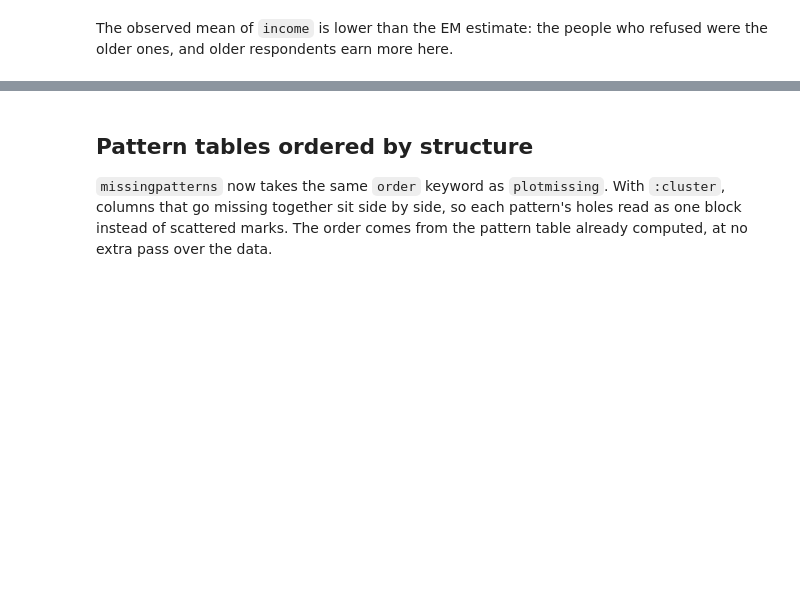
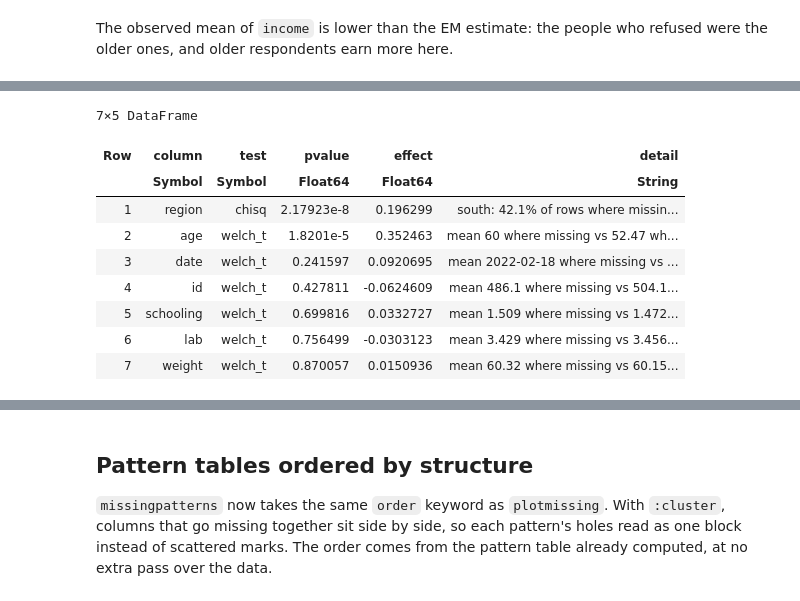
Before and after one commit to dantebertuzzi/MissingPatterns.jl, a Jupyter notebook: notebooks/whats-new-0.7.ipynb, the cells around one changed output, grey strips where cells are left out. Saved outputs shown, nothing was run; the diff lists cells and outputs as text; code cells hidden in the pictures; blank space fills up the shorter version.

```diff
--- a/notebooks/whats-new-0.7.ipynb
+++ b/notebooks/whats-new-0.7.ipynb
@@ -122,0 +132,3 @@ older ones, and older respondents earn more here.
+# %%
+found = missingsentinels(df)
+DataFrame(found)
@@ -122,0 +144,3 @@ older ones, and older respondents earn more here.
+# %%
+isna = sentinelisna(found)
+missingsummary(df; isna, color = :never)
@@ -122,0 +165,15 @@ older ones, and older respondents earn more here.
+# %%
+pred(col) = select(DataFrame(missingpredictors(df, col; isna)),
+                  :column, :test, :pvalue, :effect, :detail)
+pred(:income)
+# %% [output]
+7×5 DataFrame
+| Row | column | test | pvalue | effect | detail |
+|  | Symbol | Symbol | Float64 | Float64 | String |
+| 1 | region | chisq | 2.17923e-8 | 0.196299 | south: 42.1% of rows where missin... |
+| 2 | age | welch_t | 1.8201e-5 | 0.352463 | mean 60 where missing vs 52.47 wh... |
+| 3 | date | welch_t | 0.241597 | 0.0920695 | mean 2022-02-18 where missing vs ... |
+| 4 | id | welch_t | 0.427811 | -0.0624609 | mean 486.1 where missing vs 504.1... |
+| 5 | schooling | welch_t | 0.699816 | 0.0332727 | mean 1.509 where missing vs 1.472... |
+| 6 | lab | welch_t | 0.756499 | -0.0303123 | mean 3.429 where missing vs 3.456... |
+| 7 | weight | welch_t | 0.870057 | 0.0150936 | mean 60.32 where missing vs 60.15... |
```
Also changed, not shown: parts of 11 cells of this notebook, 10 other files.
